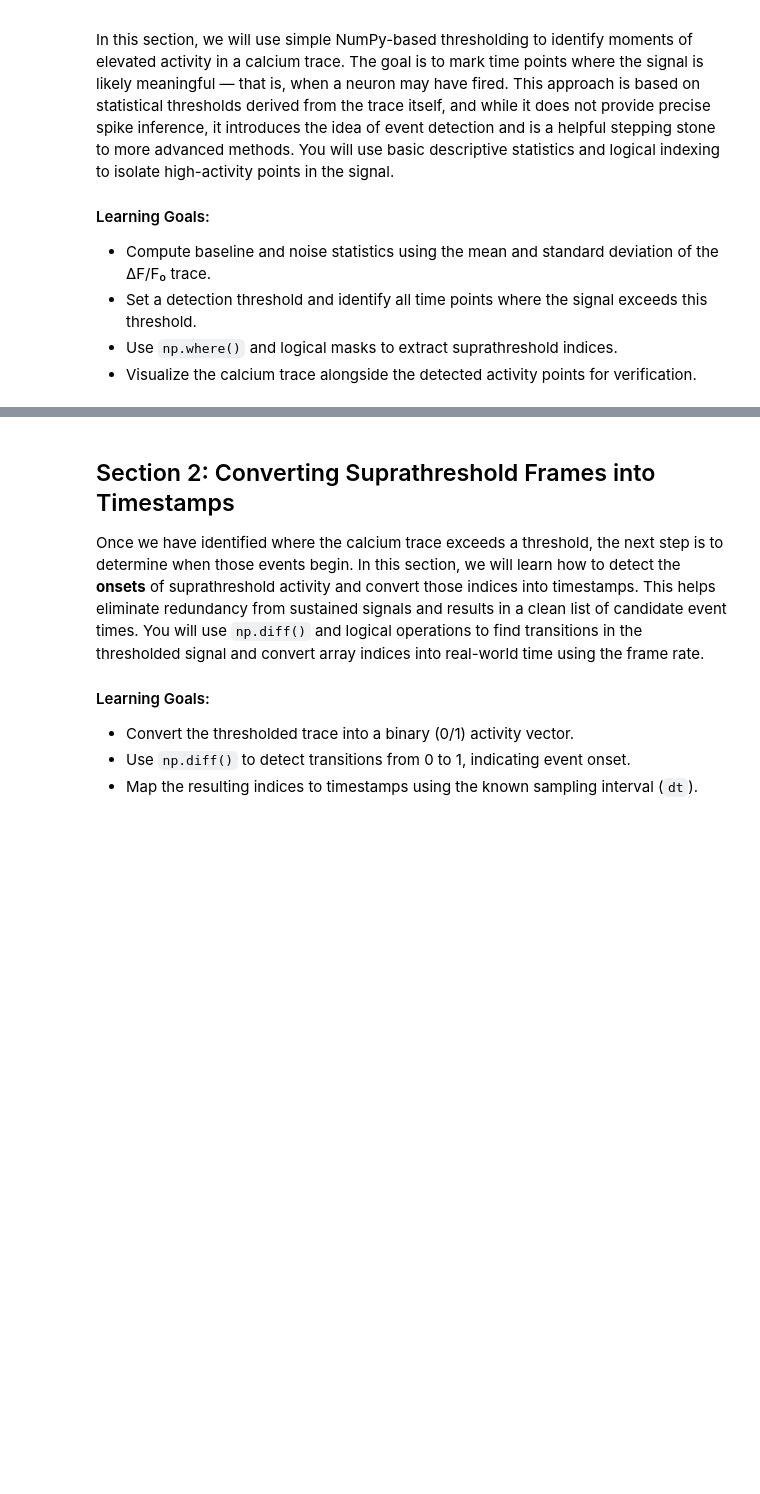
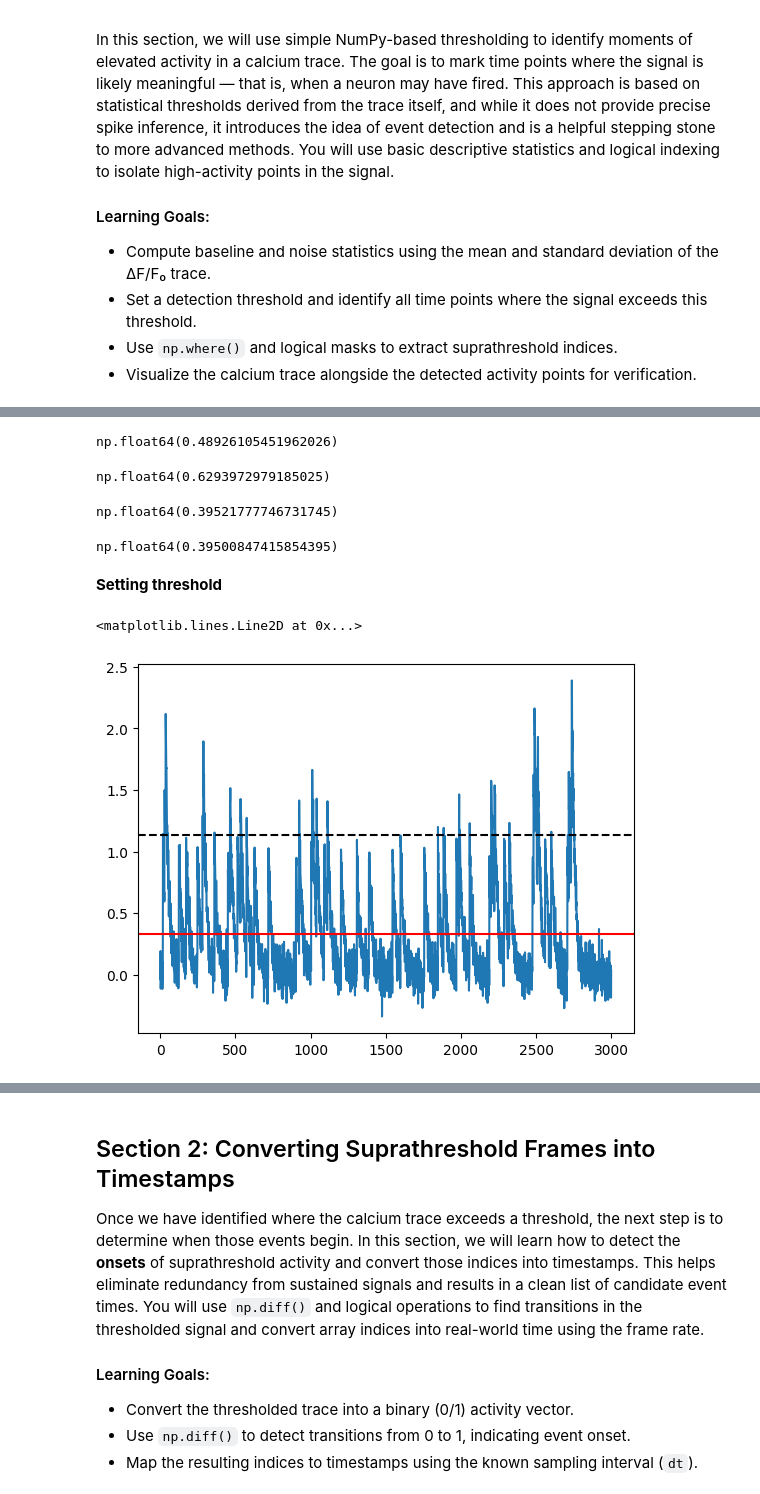
Before and after one commit to sangeethankumar/Courses, a Jupyter notebook: CalciumImaging/Draft1/Thresholding and Events.ipynb, the cells around one changed output, grey strips where cells are left out. Drawn from its saved outputs; the diff is of its cells as text; code cells hidden in the pictures; blank space fills up the shorter version.

```diff
--- a/CalciumImaging/Draft1/Thresholding and Events.ipynb
+++ b/CalciumImaging/Draft1/Thresholding and Events.ipynb
@@ -1,3 +6,10 @@
+# %%
+from oasis.functions import gen_data
+fluorescence_trace_1, clean_calcium_trace_1, spike_train_1 = map(np.squeeze, gen_data(b=0.0, N=1, sn=0.1))
+fluorescence_trace_2, clean_calcium_trace_2, spike_train_2 = map(np.squeeze, gen_data(b=1.0, N=1, sn=0.3))
+fluorescence_trace_3, clean_calcium_trace_3, spike_train_3 = map(np.squeeze, gen_data(b=5.0, N=1, sn=0.5))
+fluorescence_trace_4, clean_calcium_trace_4, spike_train_4 = map(np.squeeze, gen_data(b=0.1, N=1, sn=0.))
+fluorescence_trace_5, clean_calcium_trace_5, spike_train_5 = map(np.squeeze, gen_data(b=0.5, N=1, sn=0.01))
 # %% [markdown]
 # Thresholding and Events: Converting Continuous Calcium Traces into Discrete Event Times
 
@@ -15,0 +56,30 @@ In this section, we will use simple NumPy-based thresholding to identify moments
+# %%
+np.std(fluorescence_trace_2)
+# %% [output]
+np.float64(0.48926105451962026)
+# %%
+np.std(fluorescence_trace_3)
+# %% [output]
+np.float64(0.6293972979185025)
+# %%
+np.std(fluorescence_trace_4)
+# %% [output]
+np.float64(0.39521777746731745)
+# %%
+np.std(fluorescence_trace_5)
+# %% [output]
+np.float64(0.39500847415854395)
+# %% [markdown]
+**Setting threshold**
+# %%
+mean = np.mean(fluorescence_trace_1)
+std = np.std(fluorescence_trace_1)
+treshold_factor = 2.0
+det_treshold = mean + treshold_factor*std
+
+plt.plot(fluorescence_trace_1)
+plt.axhline(mean, color='r')
+plt.axhline(det_treshold, ls='--', color='k')
+# %% [output]
+<matplotlib.lines.Line2D at 0x...>
+[figure, added]
```
Also changed, not shown: parts of 16 cells of this notebook.
